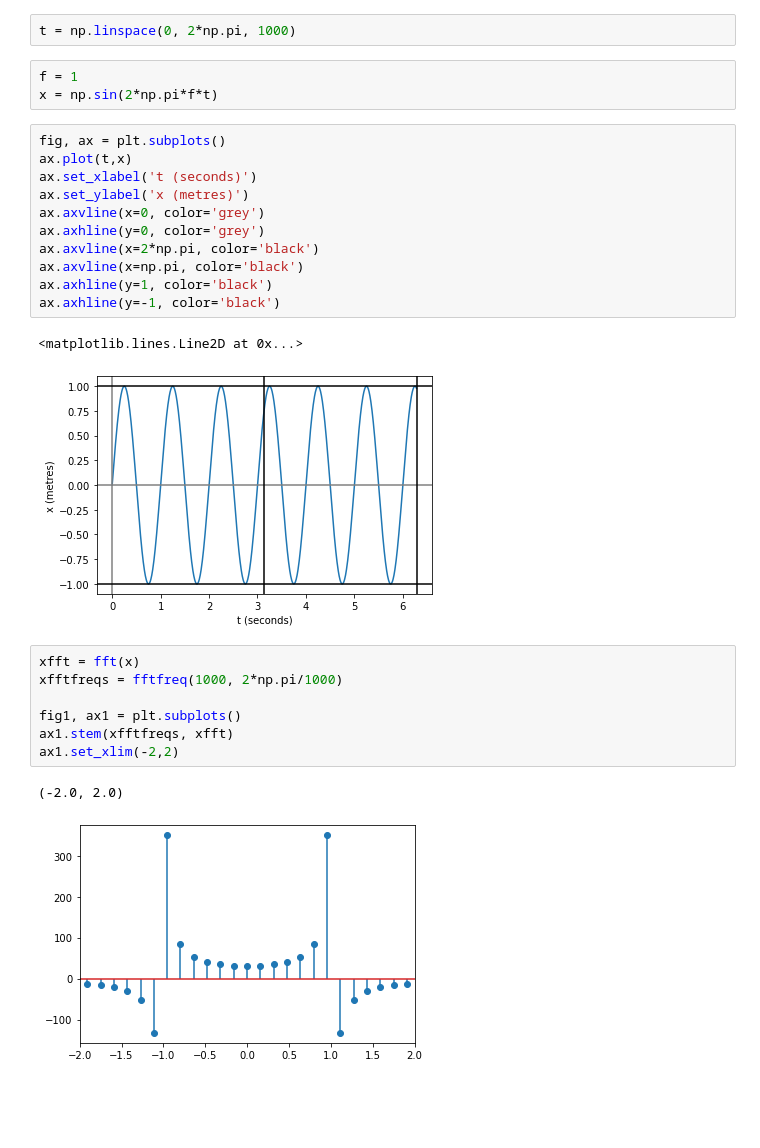
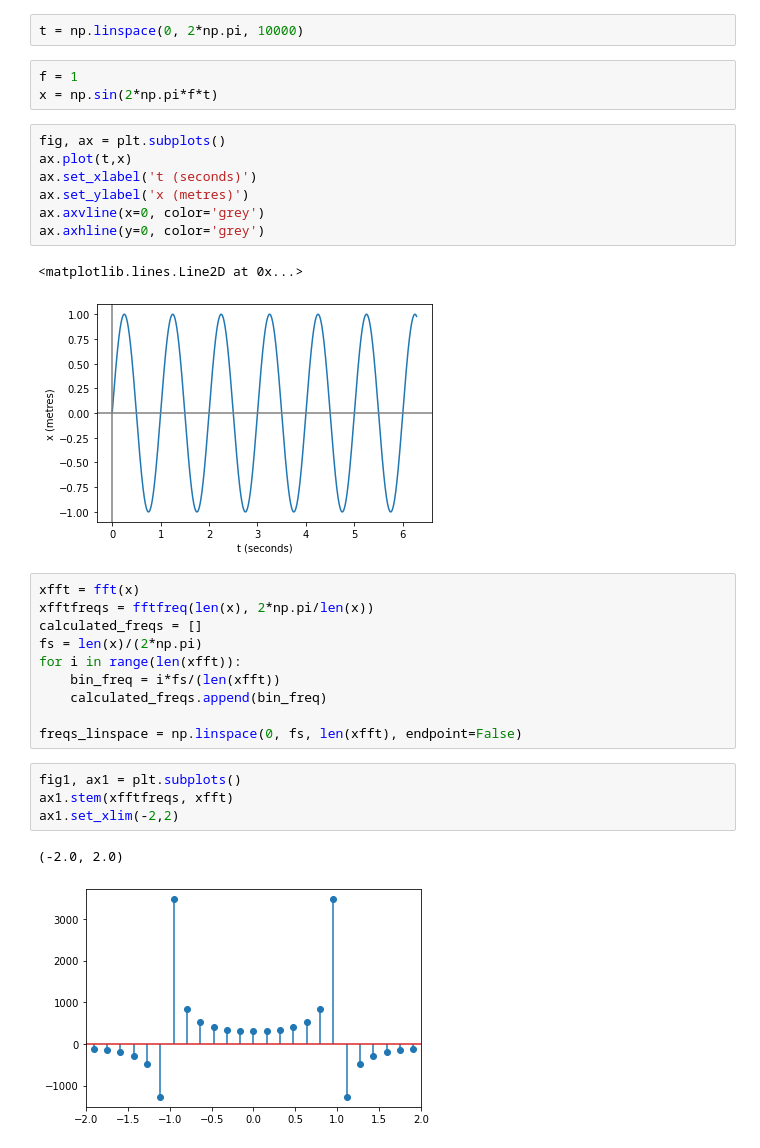
Before and after one commit to sthandi1/highspeed, a Jupyter notebook: conversion_testing.ipynb, the cells around one changed output. Cells and saved outputs as stored; diff of their text form; blank space fills up the shorter version.

```diff
--- a/conversion_testing.ipynb
+++ b/conversion_testing.ipynb
@@ -3,7 +3,7 @@ import numpy as np
 import matplotlib.pyplot as plt
 from scipy.fft import fft, fftfreq, rfft, rfftfreq
 # %%
-t = np.linspace(0, 2*np.pi, 1000)
+t = np.linspace(0, 2*np.pi, 10000)
 # %%
 f = 1
 x = np.sin(2*np.pi*f*t)
@@ -14,20 +14,23 @@ ax.set_xlabel('t (seconds)')
 ax.set_ylabel('x (metres)')
 ax.axvline(x=0, color='grey')
 ax.axhline(y=0, color='grey')
-ax.axvline(x=2*np.pi, color='black')
-ax.axvline(x=np.pi, color='black')
-ax.axhline(y=1, color='black')
-ax.axhline(y=-1, color='black')
 # %% [output]
 <matplotlib.lines.Line2D at 0x...>
-[figure, old version]
+[figure, new version]
+# %%
+xfft = fft(x)
+xfftfreqs = fftfreq(len(x), 2*np.pi/len(x))
+calculated_freqs = []
+fs = len(x)/(2*np.pi)
+for i in range(len(xfft)):
+    bin_freq = i*fs/(len(xfft))
+    calculated_freqs.append(bin_freq)
+
+freqs_linspace = np.linspace(0, fs, len(xfft), endpoint=False)
 # %%
-xfft = fft(x)
-xfftfreqs = fftfreq(1000, 2*np.pi/1000)
-
 fig1, ax1 = plt.subplots()
 ax1.stem(xfftfreqs, xfft)
 ax1.set_xlim(-2,2)
 # %% [output]
 (-2.0, 2.0)
-[figure, old version]
+[figure, new version]
```
Also changed, not shown: parts of 18 cells of this notebook, 1 other file.
